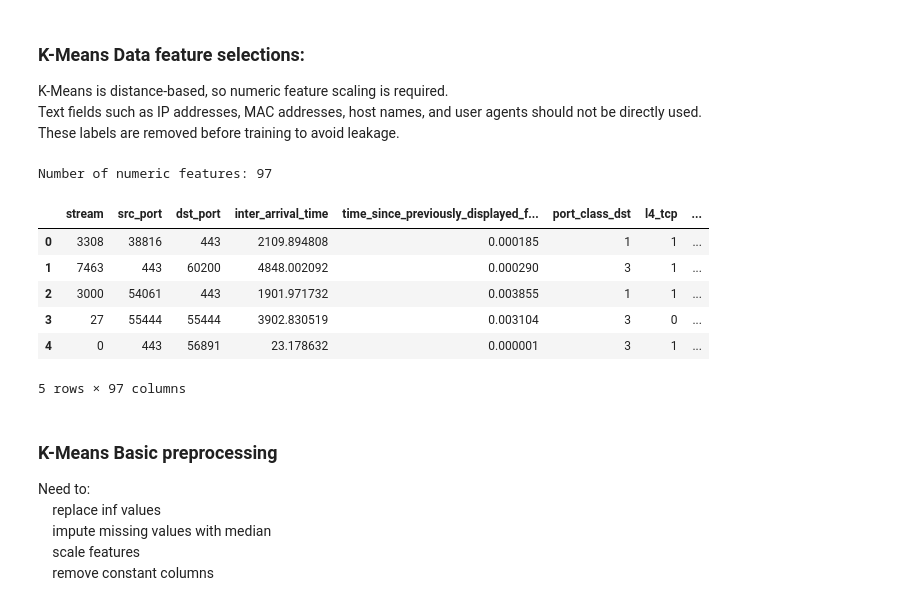
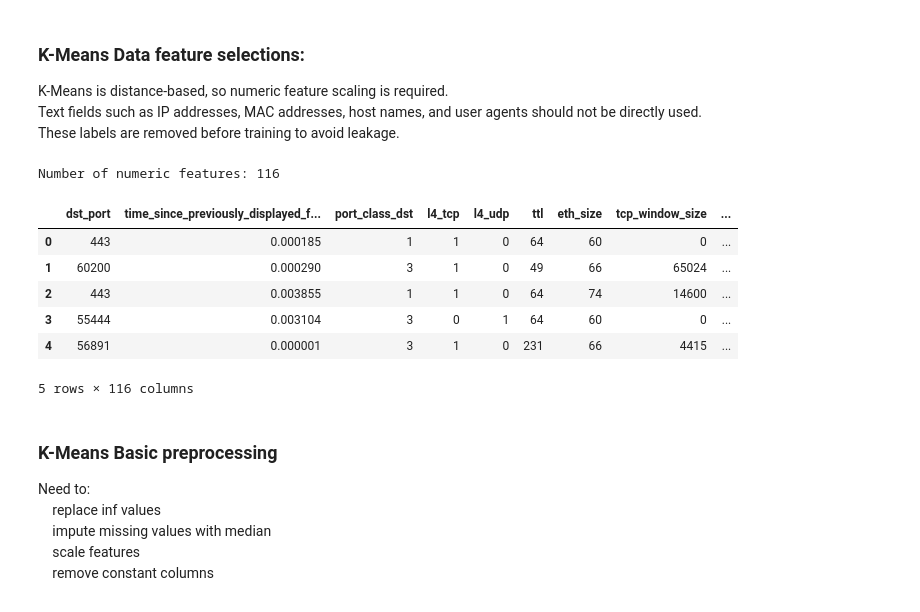
Before and after one commit to yuanmingwang/multi-stage-iot-ids, a Jupyter notebook: notebooks/p2_kmeans.ipynb, the cells around one changed output. Cells and saved outputs as stored; diff of their text form; code cells hidden in the pictures.

```diff
--- a/notebooks/p2_kmeans.ipynb
+++ b/notebooks/p2_kmeans.ipynb
@@ -83,70 +83,74 @@ K-Means is distance-based, so numeric feature scaling is required.<br>
 Text fields such as IP addresses, MAC addresses, host names, and user agents should not be directly used.<br>
 These labels are removed before training to avoid leakage.<br>
 # %%
+# label_cols = [BINARY_COL, ATTACK_COL]
+
+# # Choose the features we want to use
+# feature_cols = [
+#     "inter_arrival_time",
+#     "time_since_previously_displayed_frame",
+#     "port_class_dst",
+#     "l4_tcp",
+#     "l4_udp",
+#     "ttl",
+#     "eth_size",
+#     "tcp_window_size",
+#     "payload_entropy",
+#     "dns_len_qry",
+#     "dns_interval",
+#     "dns_len_ans",
+#     "payload_length",
+#     "jitter",
+#     "stream_1_count",
+#     "channel_1_count",
+#     "ntp_interval",
+# ]
+
+# # Keep only columns that really exist in the dataframe
+# feature_cols = [col for col in feature_cols if col in df.columns]
+
+# X_raw = df[feature_cols].copy()
+
+# print("Number of selected features:", X_raw.shape[1])
+# X_raw.head()
+
 label_cols = [BINARY_COL, ATTACK_COL]
 
 # These columns are identifiers or text-like fields, so do not use them for K-Means first.
 drop_cols = [
     "src_ip", "dst_ip",
     "src_mac", "dst_mac",
     "device_mac",
     "eth_src_oui", "eth_dst_oui",
     "http_host", "http_uri", "http_content_type",
     "http_request_method", "user_agent",
     "dns_server", "tls_server",
     "highest_layer",
-    "src_ip_1_count",
-    "src_ip_1_mean",
-    "src_ip_1_var",
-    "src_ip_mac_1_count",
-    "src_ip_mac_1_mean",
-    "src_ip_mac_1_var"
-    "src_ip_5_count",
-    "src_ip_5_mean",
-    "src_ip_5_var",
-    "src_ip_mac_5_count",
-    "src_ip_mac_5_mean",
-    "src_ip_mac_5_var"
-    "src_ip_10_count",
-    "src_ip_10_mean",
-    "src_ip_10_var",
-    "src_ip_mac_10_count",
-    "src_ip_mac_10_mean",
-    "src_ip_mac_10_var"
-    "src_ip_30_count",
-    "src_ip_30_mean",
-    "src_ip_30_var",
-    "src_ip_mac_30_count",
-    "src_ip_mac_30_mean",
-    "src_ip_mac_30_var"
-    "src_ip_60_count",
-    "src_ip_60_mean",
-    "src_ip_60_var",
-    "src_ip_mac_60_count",
-    "src_ip_mac_60_mean",
-    "src_ip_mac_60_var",
+    "stream", # internal stream ID, not real behavior
+    "src_port", # often random ephemeral port
+    "inter_arrival_time", # time since capture started
 ]
 
 
 drop_cols = [col for col in drop_cols if col in df.columns]
 label_cols = [col for col in label_cols if col in df.columns]
 
 feature_df = df.drop(columns=label_cols + drop_cols)
 
 numeric_cols = feature_df.select_dtypes(include=["int64", "float64", "int32", "float32"]).columns
 X_raw = feature_df[numeric_cols].copy()
 
 print("Number of numeric features:", X_raw.shape[1])
 X_raw.head()
 # %% [output]
-Number of numeric features: 97
+Number of numeric features: 116
-|  | stream | src_port | dst_port | inter_arrival_time | time_since_previously_displayed_f... | port_class_dst | l4_tcp | ... |
-| 0 | 3308 | 38816 | 443 | 2109.894808 | 0.000185 | 1 | 1 | ... |
-| 1 | 7463 | 443 | 60200 | 4848.002092 | 0.000290 | 3 | 1 | ... |
-| 2 | 3000 | 54061 | 443 | 1901.971732 | 0.003855 | 1 | 1 | ... |
-| 3 | 27 | 55444 | 55444 | 3902.830519 | 0.003104 | 3 | 0 | ... |
-| 4 | 0 | 443 | 56891 | 23.178632 | 0.000001 | 3 | 1 | ... |
+|  | dst_port | time_since_previously_displayed_f... | port_class_dst | l4_tcp | l4_udp | ttl | eth_size | tcp_window_size | ... |
+| 0 | 443 | 0.000185 | 1 | 1 | 0 | 64 | 60 | 0 | ... |
+| 1 | 60200 | 0.000290 | 3 | 1 | 0 | 49 | 66 | 65024 | ... |
+| 2 | 443 | 0.003855 | 1 | 1 | 0 | 64 | 74 | 14600 | ... |
+| 3 | 55444 | 0.003104 | 3 | 0 | 1 | 64 | 60 | 0 | ... |
+| 4 | 56891 | 0.000001 | 3 | 1 | 0 | 231 | 66 | 4415 | ... |
-5 rows × 97 columns
+5 rows × 116 columns
 # %% [markdown]
 ### K-Means Basic preprocessing
 
```
Also changed, not shown: parts of 7 cells of this notebook.
